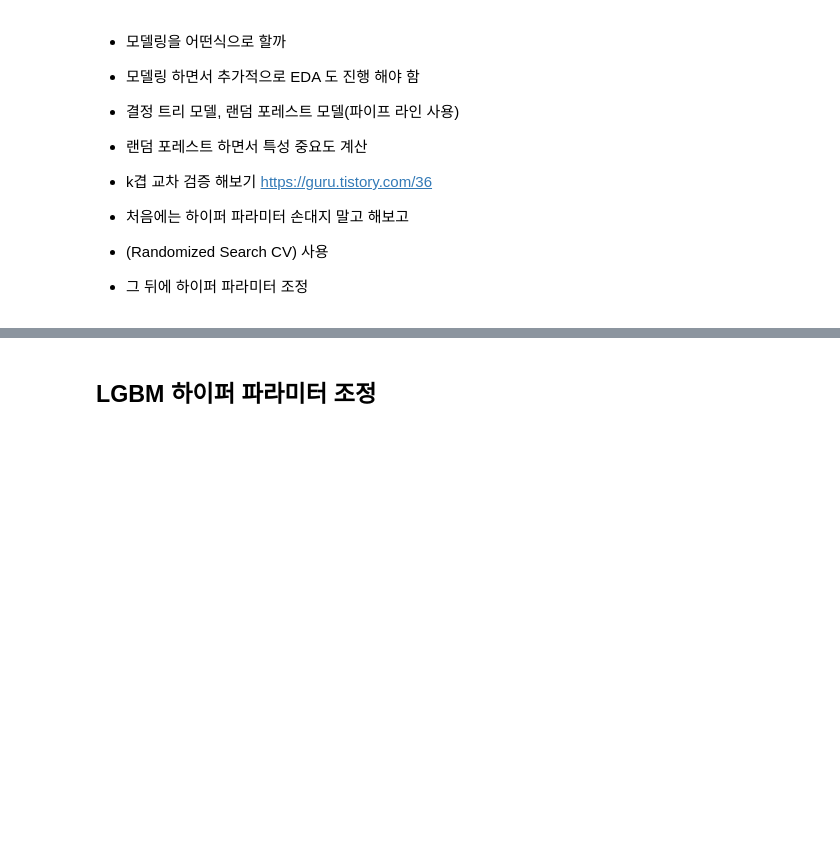
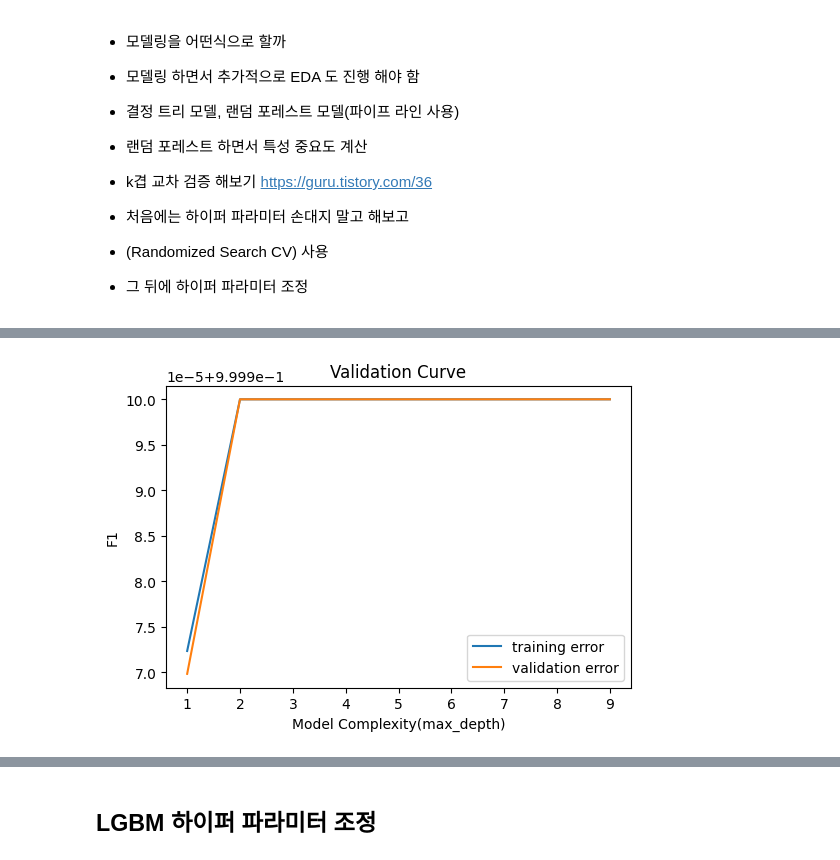
Before and after one commit to jihye201/Section-2-project, a Jupyter notebook: AI_13_오지혜_section2_project/AI_13_오지혜_section2_proj.ipynb, the cells around one changed output, grey strips where cells are left out. Saved outputs shown, nothing was run; the diff lists cells and outputs as text; code cells hidden in the pictures; blank space fills up the shorter version.

```diff
--- a/AI_13_오지혜_section2_project/AI_13_오지혜_section2_proj.ipynb
+++ b/AI_13_오지혜_section2_project/AI_13_오지혜_section2_proj.ipynb
@@ -768,30 +833,32 @@ fig.dpi = 100
 # %%
 #랜덤forrest
-depth = range(1,30)
+depth = range(1,10)
 ts, vs = validation_curve(
     forest_pipe, X_train_over, y_train_over
     , param_name='randomforestclassifier__max_depth'
     , param_range=depth, scoring='f1'
     , cv=3
 
 )
 train_scores_mean = np.mean(ts, axis=1)
 validation_scores_mean = np.mean(vs, axis=1)
 
 fig, ax = plt.subplots()
 
 # 훈련세트 검증곡선
 ax.plot(depth, train_scores_mean, label='training error')
 
 # 검증세트 검증곡선
 ax.plot(depth, validation_scores_mean, label='validation error')
 
 
 # 그래프 셋팅
 ax.set(title='Validation Curve'
       , xlabel='Model Complexity(max_depth)', ylabel='F1')
 ax.legend()
 fig.dpi = 100
+# %% [output]
+[figure, added]
 # %%
 #LGBM
 
```
Also changed, not shown: parts of 37 cells of this notebook.
